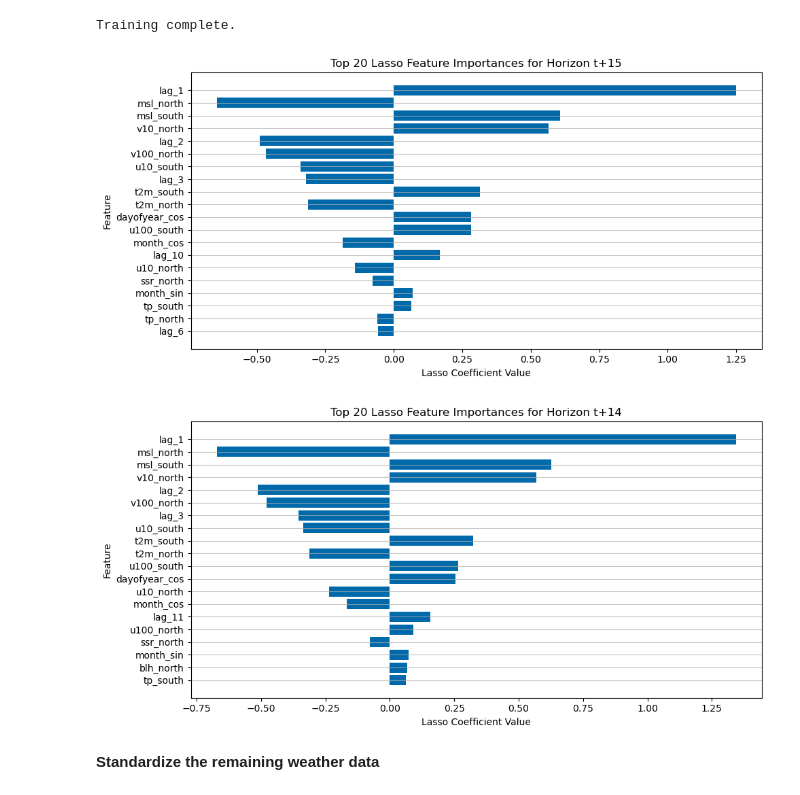
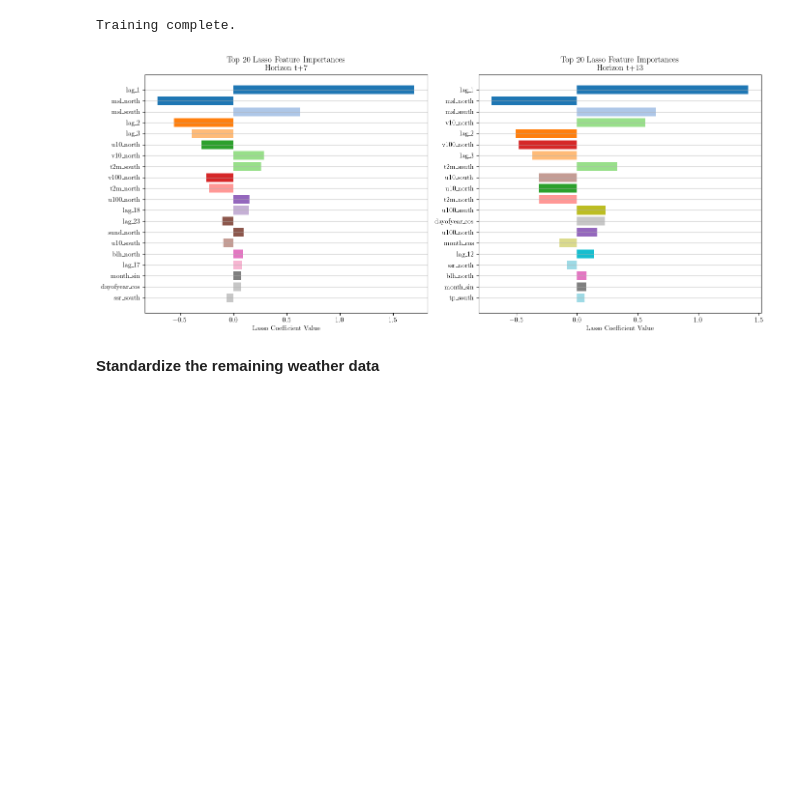
Before and after one commit to timoluebbing/WindPowerForecasting, a Jupyter notebook: experiments/tutorial.ipynb, the cells around one changed output. Drawn from its saved outputs; the diff is of its cells as text; code cells hidden in the pictures; blank space fills up the shorter version.

```diff
--- a/experiments/tutorial.ipynb
+++ b/experiments/tutorial.ipynb
@@ -127,17 +127,17 @@ wind_weekly_ma = wind.rolling(window=24*7).mean()
 wind_monthly_ma = wind.rolling(window=24*30).mean()
 
 # Plot the data
-fig, ax = plt.subplots(figsize=(12, 6))
+fig, ax = plt.subplots(figsize=(12, 5))
 locator = ax.xaxis.set_major_locator(mdates.AutoDateLocator())
 ax.xaxis.set_major_formatter(mdates.AutoDateFormatter(locator=locator))
 
-ax.plot(dates, wind, label="Wind Sum [MW]", color="lightgreen", alpha=0.5)
-ax.plot(dates, wind_daily_ma, label="Daily MA [MW]", color="green", alpha=0.6)
-ax.plot(dates, wind_weekly_ma, label="Weekly MA [MW]", color="black", alpha=0.8)
+ax.plot(dates, wind, label=r"Wind Sum [MW]", color=rgb.tue_lightblue, alpha=0.5)
+ax.plot(dates, wind_daily_ma, label=r"Daily MA [MW]", color=rgb.tue_darkblue, alpha=0.6)
+ax.plot(dates, wind_weekly_ma, label=r"Weekly MA [MW]", color="black", alpha=0.8)
 
-ax.set_title("Sum of Wind Power with Moving Averages")
-ax.set_xlabel("Time (hours)")
-ax.set_ylabel("Wind Power [MW]")
+ax.set_title(r"Sum of Wind Power with Moving Averages")
+ax.set_xlabel(r"Time (hours)")
+ax.set_ylabel(r"Wind Power [MW]")
 ax.legend()
 plt.xticks(rotation=45)
 plt.tight_layout()
@@ -397,27 +397,39 @@ for h, pipeline_h in enumerate(horizon_models):
 
     all_feature_importances.append(selected_features_df)
 # %%
-HORIZONS_TO_VISUALIZE = [14, 13]
+HORIZONS_TO_VISUALIZE = [6, 12]
 TOP_N = 20
 
+# Gather all top‐N feature labels across the selected horizons
+all_labels = []
 for h in HORIZONS_TO_VISUALIZE:
-    # grab the Lasso importances for horizon h
-    feats_h = all_feature_importances[h]
-    top_feats = feats_h.head(TOP_N)
-    labels = [f.split("__")[1] for f in top_feats["feature"]]
+    feats_h = all_feature_importances[h].head(TOP_N)
+    labels_h = [f.split("__")[1] for f in feats_h["feature"]]
+    all_labels.extend(labels_h)
+# preserve order and uniqueness
+unique_labels = list(dict.fromkeys(all_labels))
 
-    plt.figure(figsize=(10, 5))
-    plt.barh(labels, top_feats["coefficient"], color=rgb.tue_blue)
-    plt.xlabel("Lasso Coefficient Value")
-    plt.ylabel("Feature")
-    plt.title(f"Top {TOP_N} Lasso Feature Importances for Horizon t+{h+1}")
-    plt.gca().invert_yaxis()
-    plt.grid(axis="y", linestyle="-", alpha=0.7)
-    plt.tight_layout()
-    plt.show()
+# build a discrete colormap for all unique labels
+cmap = plt.get_cmap("tab20", len(unique_labels))
+label_color_map = {lbl: cmap(i) for i, lbl in enumerate(unique_labels)}
+
+fig, axes = plt.subplots(1, len(HORIZONS_TO_VISUALIZE), figsize=(14, 6), sharex=False)
+
+for ax, h in zip(axes, HORIZONS_TO_VISUALIZE):
+    feats_h = all_feature_importances[h].head(TOP_N)
+    labels = [f.split("__")[1] for f in feats_h["feature"]]
+    colors = [label_color_map[lbl] for lbl in labels]
+
+    ax.barh(labels, feats_h["coefficient"], color=colors)
+    ax.set_xlabel("Lasso Coefficient Value")
+    ax.set_title(f"Top {TOP_N} Lasso Feature Importances\nHorizon t+{h+1}")
+    ax.invert_yaxis()
+    ax.grid(axis="y", linestyle="-", alpha=0.7)
+
+plt.tight_layout()
+plt.show()
 # %% [output]
-[figure, old version]
+[figure, new version]
-[figure, removed]
 # %% [markdown]
 **Standardize the remaining weather data**
 # %%
```
Also changed, not shown: parts of 14 cells of this notebook, 3 other files.
